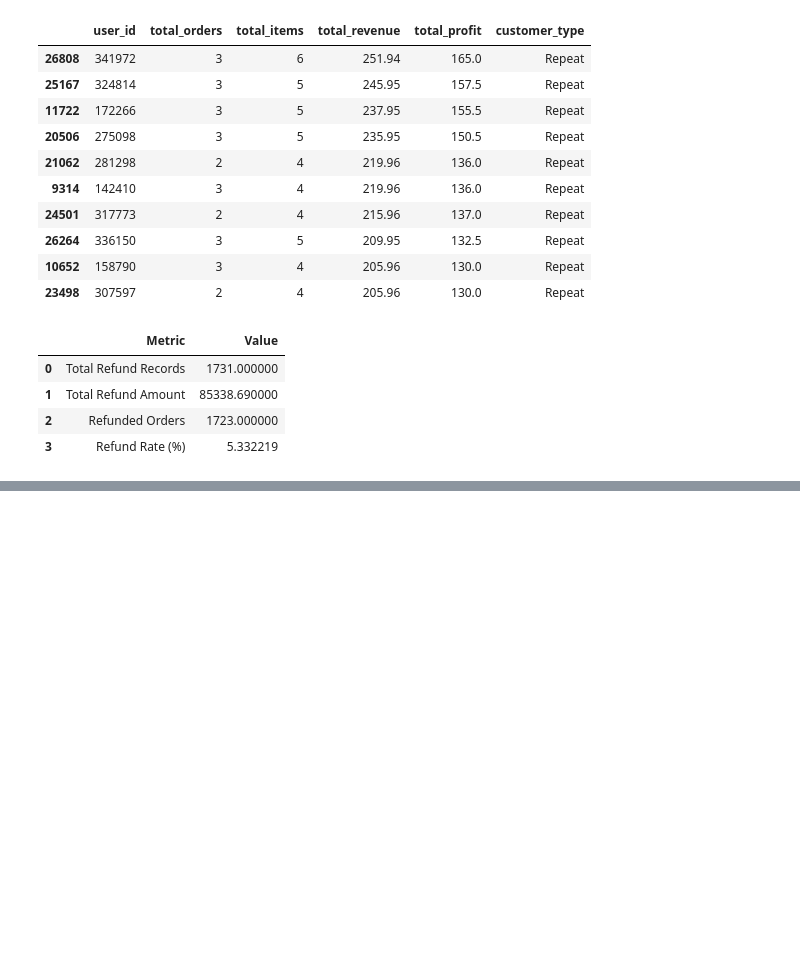
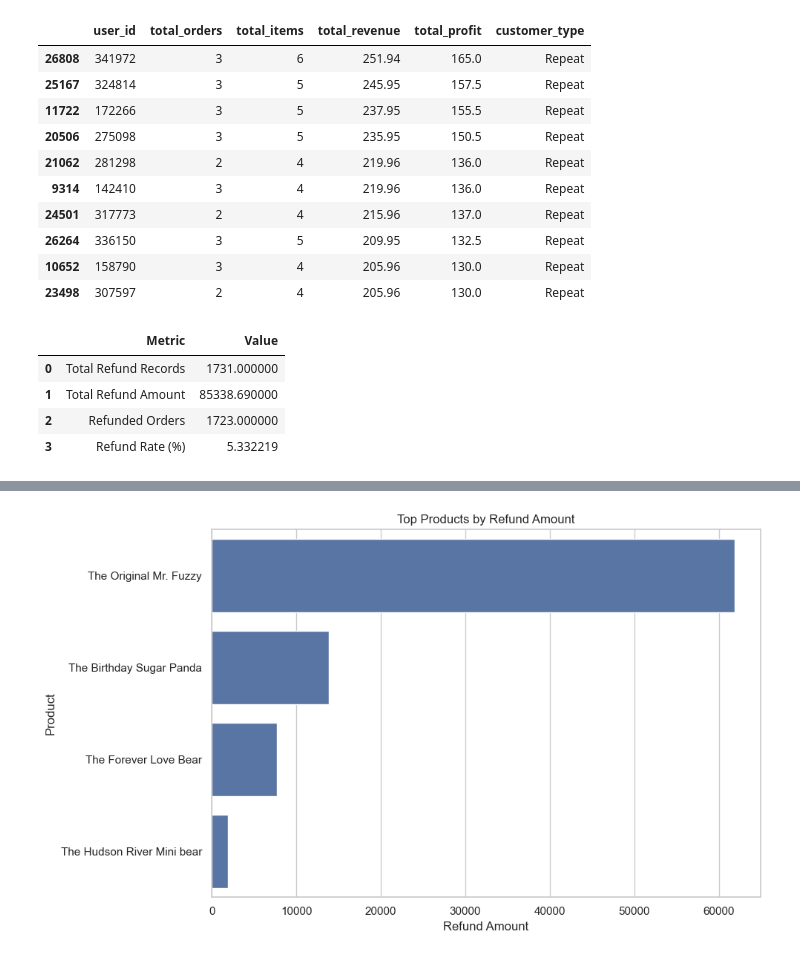
Before and after one commit to suyashverma0/Toylytics-Ecommerce-Sales-Analytics, a Jupyter notebook: Python/notebooks/03_business_analysis.ipynb.ipynb, the cells around one changed output, grey strips where cells are left out. Cells and saved outputs as stored; diff of their text form; code cells hidden in the pictures; blank space fills up the shorter version.

```diff
--- a/Python/notebooks/03_business_analysis.ipynb.ipynb
+++ b/Python/notebooks/03_business_analysis.ipynb.ipynb
@@ -9,10 +14,12 @@ sns.set_theme(style="whitegrid")
+# %%
+orders, order_items, products, refunds = load_data("../../data/raw")
 # %%
-import pandas as pd
+# import pandas as pd
 
-orders = pd.read_csv(r"../../data/raw/orders.csv")
-order_items = pd.read_csv(r"../../data/raw/order_items.csv")
-products = pd.read_csv(r"../../data/raw/products.csv")
-refunds = pd.read_csv(r"../../data/raw/order_item_refunds.csv")
+# orders = pd.read_csv(r"../../data/raw/orders.csv")
+# order_items = pd.read_csv(r"../../data/raw/order_items.csv")
+# products = pd.read_csv(r"../../data/raw/products.csv")
+# refunds = pd.read_csv(r"../../data/raw/order_item_refunds.csv")
 # %%
 orders["created_at"] = pd.to_datetime(
     orders["created_at"]
@@ -460,0 +478,28 @@ product_refunds = (
+# %%
+top_refund_products = (
+    product_refunds.head(10)
+)
+
+plt.figure(figsize=(10, 6))
+
+sns.barplot(
+    data=top_refund_products,
+    x="refund_amount",
+    y="product_name"
+)
+
+plt.title("Top Products by Refund Amount")
+plt.xlabel("Refund Amount")
+plt.ylabel("Product")
+
+plt.tight_layout()
+
+plt.savefig(
+    "../visualizations/top_refund_products.png",
+    dpi=300,
+    bbox_inches="tight"
+)
+
+plt.show()
+# %% [output]
+[figure, added]
```
Also changed, not shown: parts of 4 cells of this notebook, 10 other files.
